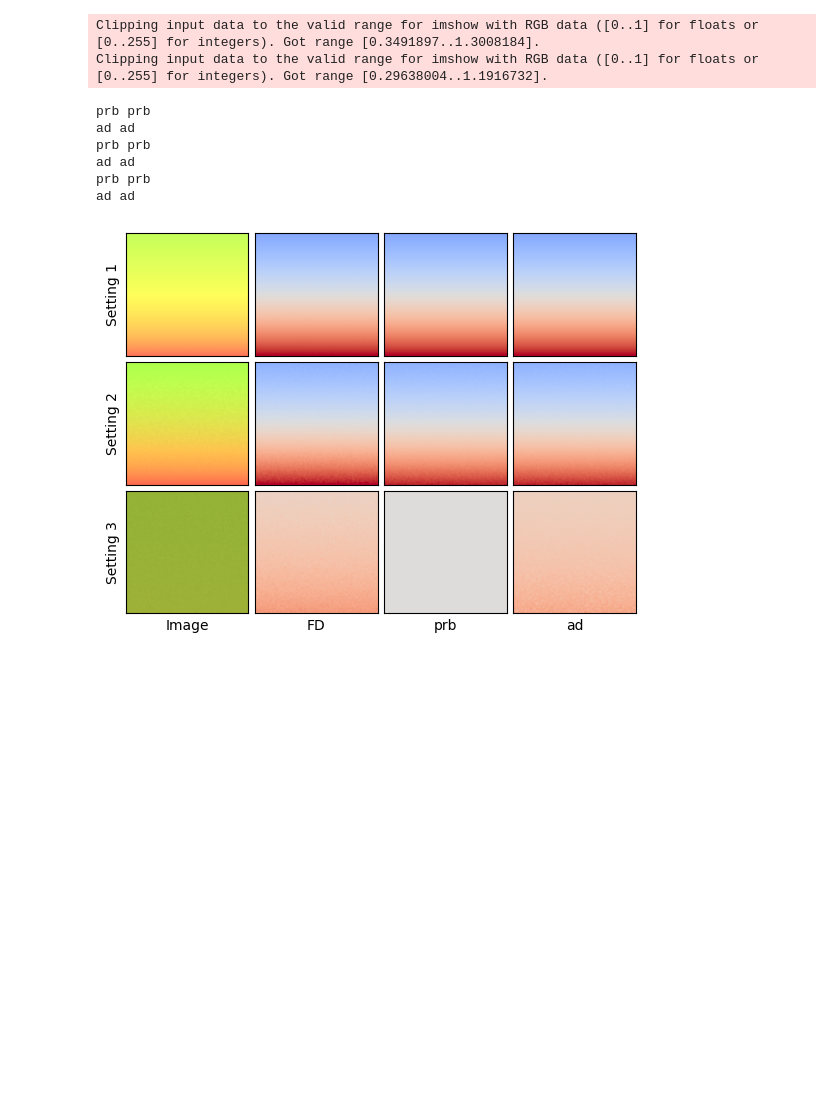
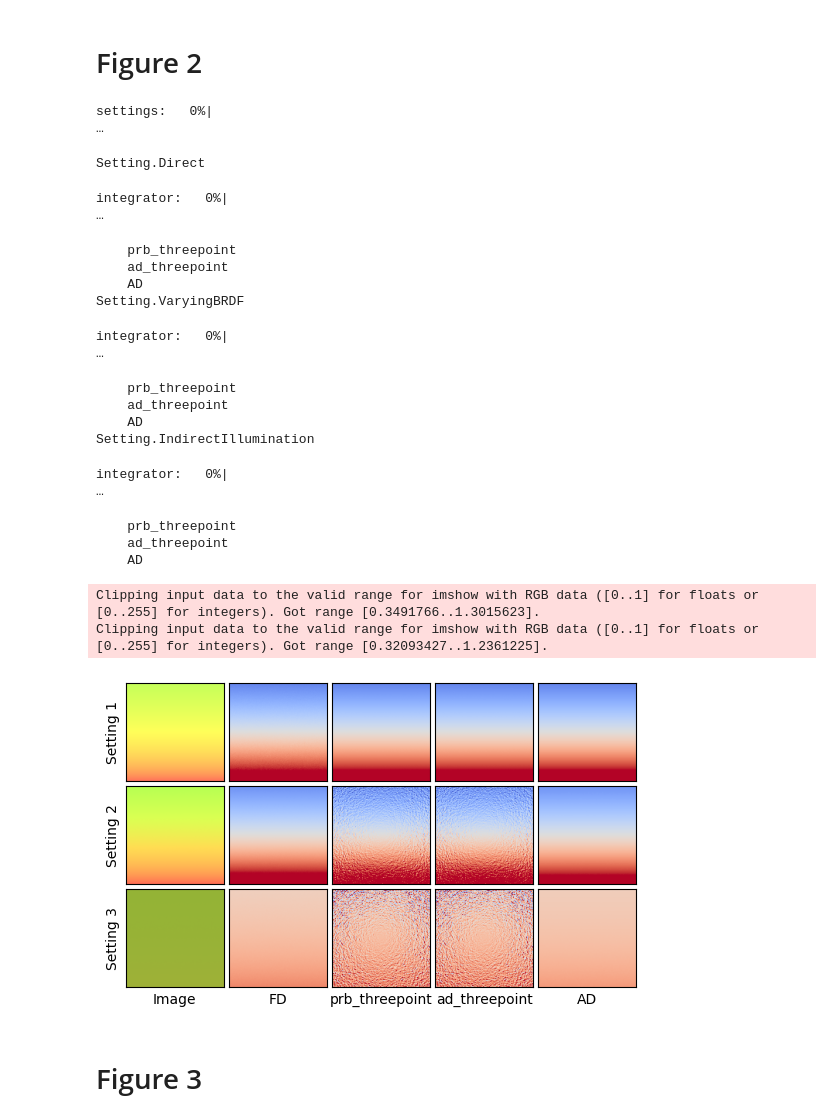
Before and after one commit to mworchel/mitsuba-missing-term, a Jupyter notebook: case_1_indirect_from_spatially_varying_emitter.ipynb, the cells around one changed output. Saved outputs shown, nothing was run; the diff lists cells and outputs as text; code cells hidden in the pictures; blank space fills up the shorter version.

```diff
--- a/case_1_indirect_from_spatially_varying_emitter.ipynb
+++ b/case_1_indirect_from_spatially_varying_emitter.ipynb
@@ -1,13 +1,17 @@
 # %%
 import copy
 from enum import Enum
+import contextlib
+import sys
+from pathlib import Path
+from typing import List
+
 import drjit as dr
 import mitsuba as mi
 import matplotlib.pyplot as plt
 import numpy as np
-from pathlib import Path
-from tqdm import tqdm
-from typing import List
+from tqdm.notebook import tqdm
+from tqdm.contrib import DummyTqdmFile
 
 mi.set_variant("cuda_ad_rgb")
 
@@ -17,4 +21,7 @@ class Setting(Enum):
     Direct = 1
     VaryingBRDF = 2
     IndirectIllumination = 3
+    DirectZoomed = 4
+    VaryingBRDFZoomed = 5
+    IndirectIlluminationZoomed = 6
 # %%
@@ -237,16 +313,30 @@ ad_threepoint ad_threepoint
+# %% [markdown]
+# Figure 2
 # %%
-integrators = ["prb", "ad"]
-settings    = [Setting.Direct, Setting.VaryingBRDF, Setting.IndirectIllumination]
+integrators = ["prb_threepoint", "ad_threepoint", "AD"]
+settings    = [Setting.Direct, Setting.VaryingBRDF, Setting.IndirectIllumination] # First two settings succeed with prb_reparam
 
-data = generate_data(integrators, settings)
-generate_figure(integrators, settings, data, Path("output/case_1_prb_vs_path.pdf"))
+data = generate_data(integrators, settings, 250**2)
+generate_figure(integrators, settings, data, Path("output/case_1_threepoint.pdf"))
 # %% [output]
-Clipping input data to the valid range for imshow with RGB data ([0..1] for floats or [0..255] for integers). Got range [0.3491897..1.3008184].
-Clipping input data to the valid range for imshow with RGB data ([0..1] for floats or [0..255] for integers). Got range [0.29638004..1.1916732].
+settings:   0%|                                                                                               …
-prb prb
-ad ad
-prb prb
-ad ad
-prb prb
-ad ad
+Setting.Direct
+integrator:   0%|                                                                                             …
+    prb_threepoint
+    ad_threepoint
+    AD
+Setting.VaryingBRDF
+integrator:   0%|                                                                                             …
+    prb_threepoint
+    ad_threepoint
+    AD
+Setting.IndirectIllumination
+integrator:   0%|                                                                                             …
+    prb_threepoint
+    ad_threepoint
+    AD
+Clipping input data to the valid range for imshow with RGB data ([0..1] for floats or [0..255] for integers). Got range [0.3491766..1.3015623].
+Clipping input data to the valid range for imshow with RGB data ([0..1] for floats or [0..255] for integers). Got range [0.32093427..1.2361225].
-[figure, old version]
+[figure, new version]
+# %% [markdown]
+# Figure 3
```
Also changed, not shown: parts of 7 cells of this notebook, 6 other files.
